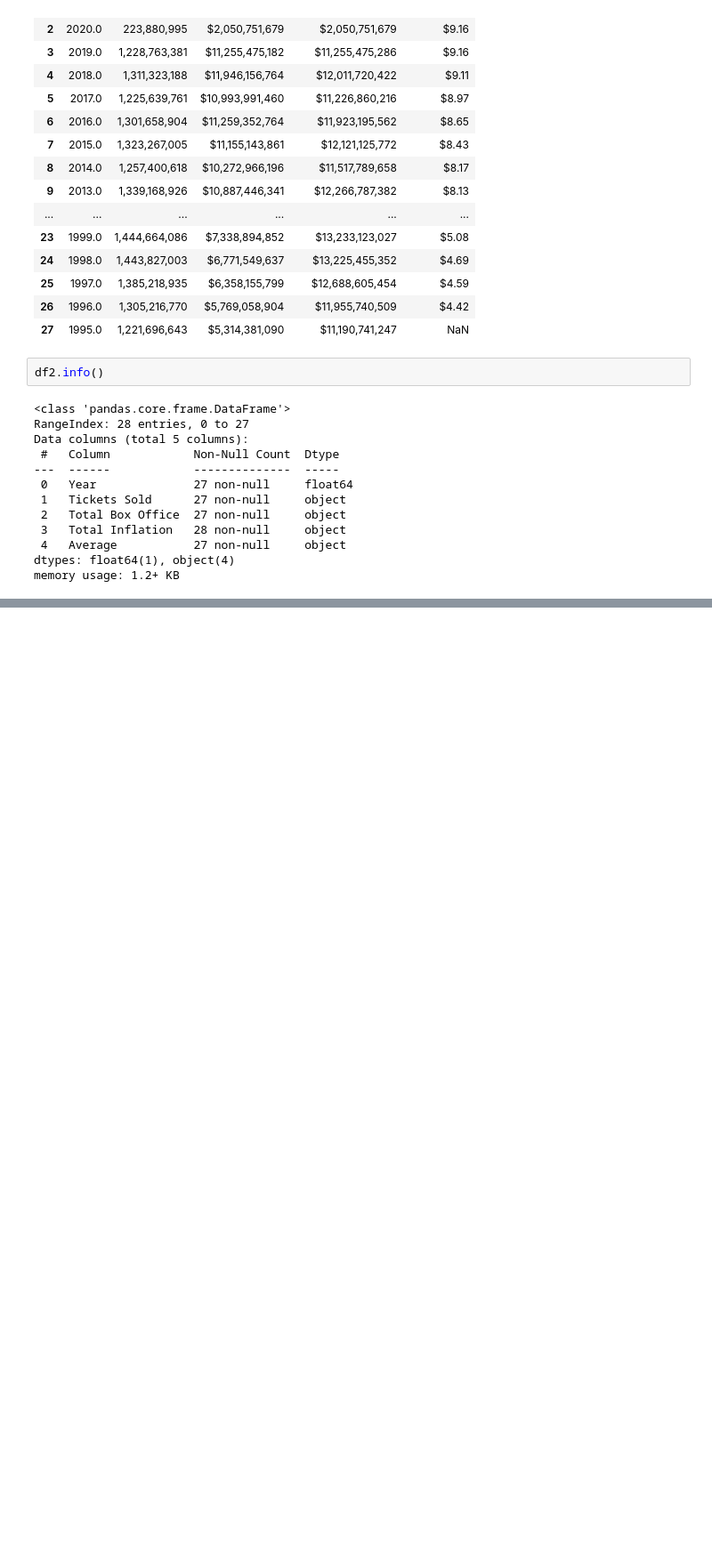
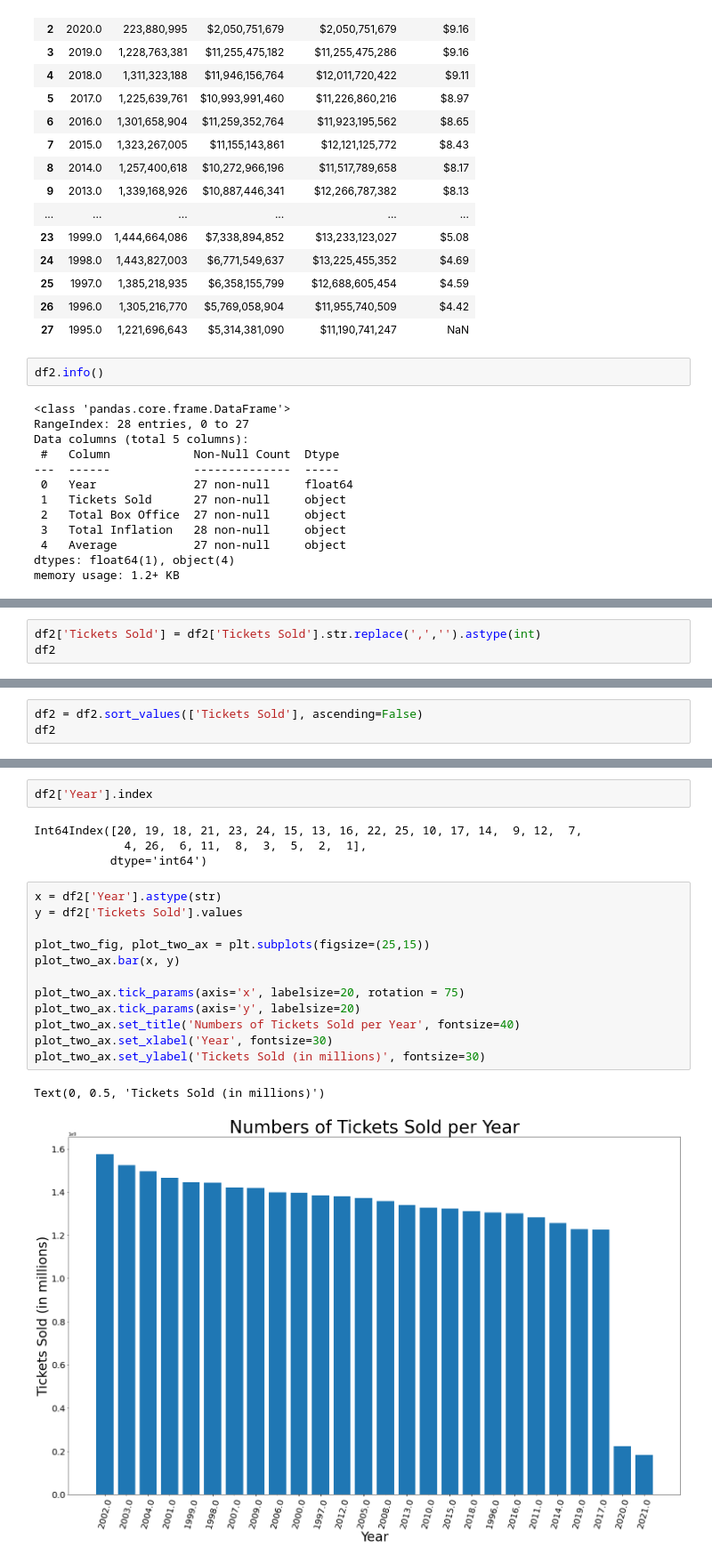
Before and after one commit to cclacey/microsoft_movie_analysis, a Jupyter notebook: create_sql_database.ipynb, the cells around one changed output, grey strips where cells are left out. Shown: that part at 89% size. Saved outputs shown, nothing was run; the diff lists cells and outputs as text; blank space fills up the shorter version.

```diff
--- a/create_sql_database.ipynb
+++ b/create_sql_database.ipynb
@@ -277,0 +349,3 @@ df2
+# %%
+df2['Tickets Sold'] = df2['Tickets Sold'].str.replace(',','').astype(int)
+df2
@@ -277,0 +376,3 @@ df2
+# %%
+df2 = df2.sort_values(['Tickets Sold'], ascending=False)
+df2
@@ -277,0 +397,21 @@ df2
+# %%
+df2['Year'].index
+# %% [output]
+Int64Index([20, 19, 18, 21, 23, 24, 15, 13, 16, 22, 25, 10, 17, 14,  9, 12,  7,
+             4, 26,  6, 11,  8,  3,  5,  2,  1],
+           dtype='int64')
+# %%
+x = df2['Year'].astype(str)
+y = df2['Tickets Sold'].values
+
+plot_two_fig, plot_two_ax = plt.subplots(figsize=(25,15))
+plot_two_ax.bar(x, y)
+
+plot_two_ax.tick_params(axis='x', labelsize=20, rotation = 75)
+plot_two_ax.tick_params(axis='y', labelsize=20)
+plot_two_ax.set_title('Numbers of Tickets Sold per Year', fontsize=40)
+plot_two_ax.set_xlabel('Year', fontsize=30)
+plot_two_ax.set_ylabel('Tickets Sold (in millions)', fontsize=30)
+# %% [output]
+Text(0, 0.5, 'Tickets Sold (in millions)')
+[figure, added]
```
Also changed, not shown: parts of 18 cells of this notebook, 2 other files.
